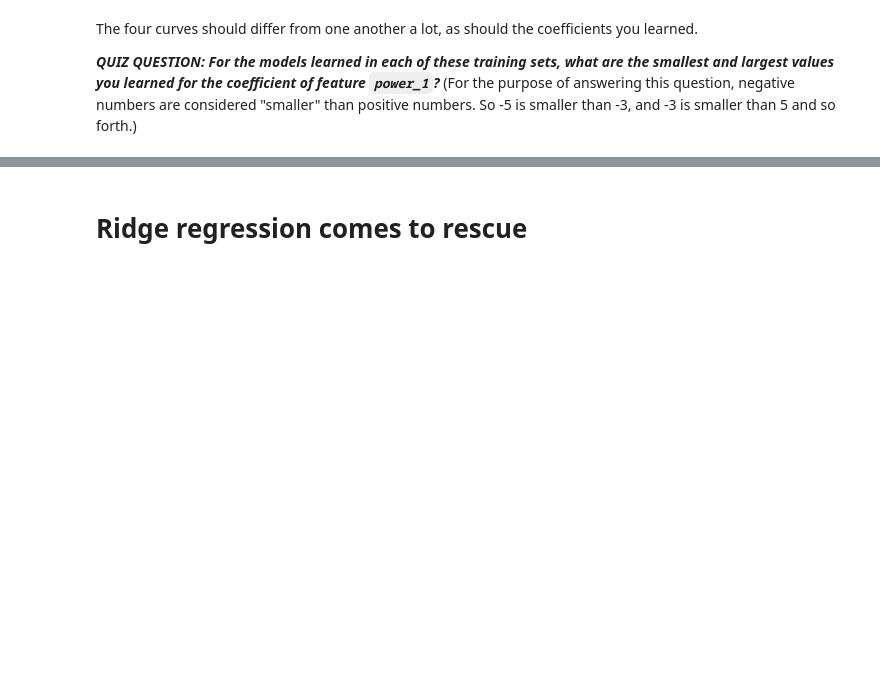
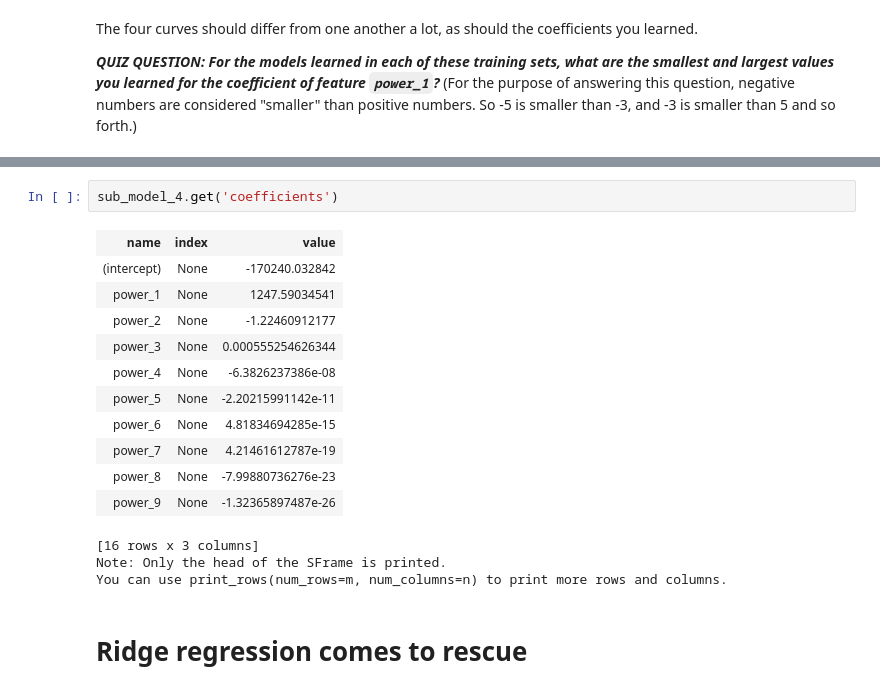
Before and after one commit to DivLoic/notebook, a Jupyter notebook: Dato/Regression_week4_quiz1.ipynb, the cells around one changed output, grey strips where cells are left out. Saved outputs shown, nothing was run; the diff lists cells and outputs as text; blank space fills up the shorter version.

```diff
--- a/Dato/Regression_week4_quiz1.ipynb
+++ b/Dato/Regression_week4_quiz1.ipynb
@@ -139,3 +170,20 @@ print "Coeff of the weight 1 / model 4 : ",sub_model_4.get('coefficients')[1]['v
+# %%
+sub_model_4.get('coefficients')
+# %% [output]
+| name | index | value |
+| (intercept) | None | -170240.032842 |
+| power_1 | None | 1247.59034541 |
+| power_2 | None | -1.22460912177 |
+| power_3 | None | 0.000555254626344 |
+| power_4 | None | -6.3826237386e-08 |
+| power_5 | None | -2.20215991142e-11 |
+| power_6 | None | 4.81834694285e-15 |
+| power_7 | None | 4.21461612787e-19 |
+| power_8 | None | -7.99880736276e-23 |
+| power_9 | None | -1.32365897487e-26 |
+[16 rows x 3 columns]
+Note: Only the head of the SFrame is printed.
+You can use print_rows(num_rows=m, num_columns=n) to print more rows and columns.
 # %% [markdown]
 # Ridge regression comes to rescue
 # %% [markdown]
```
Also changed, not shown: parts of 28 cells of this notebook, 1 other file.
